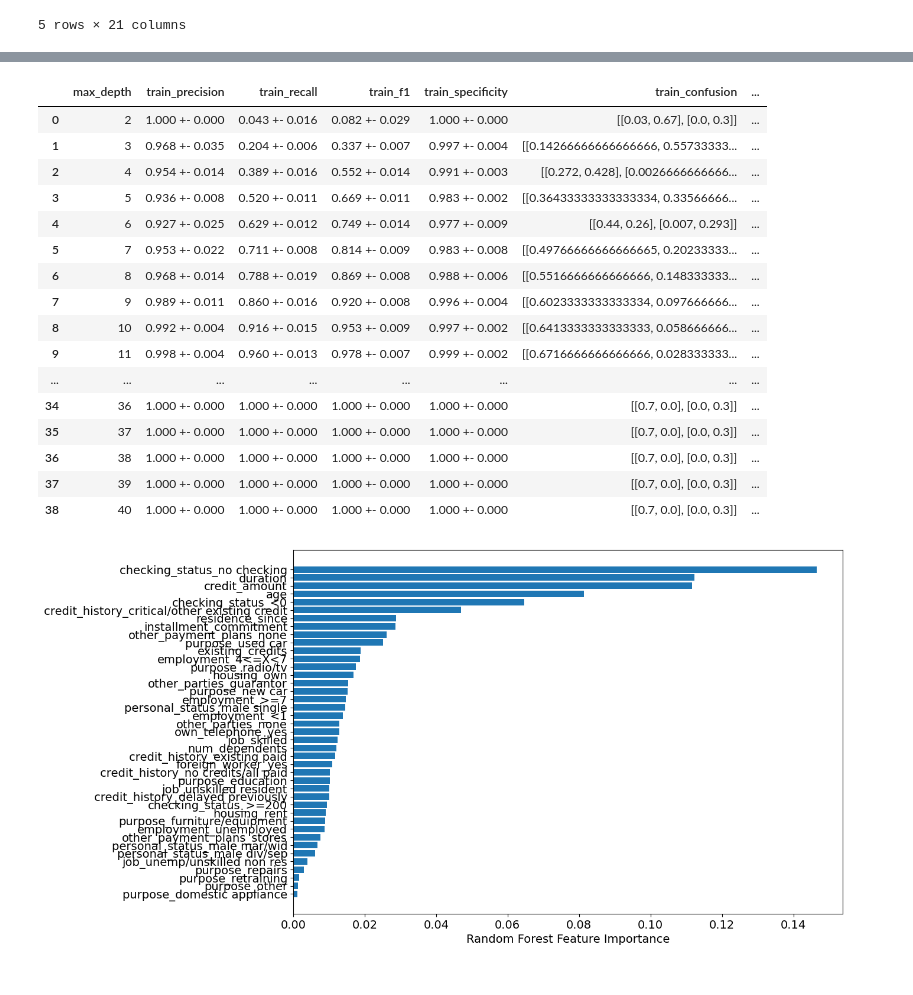
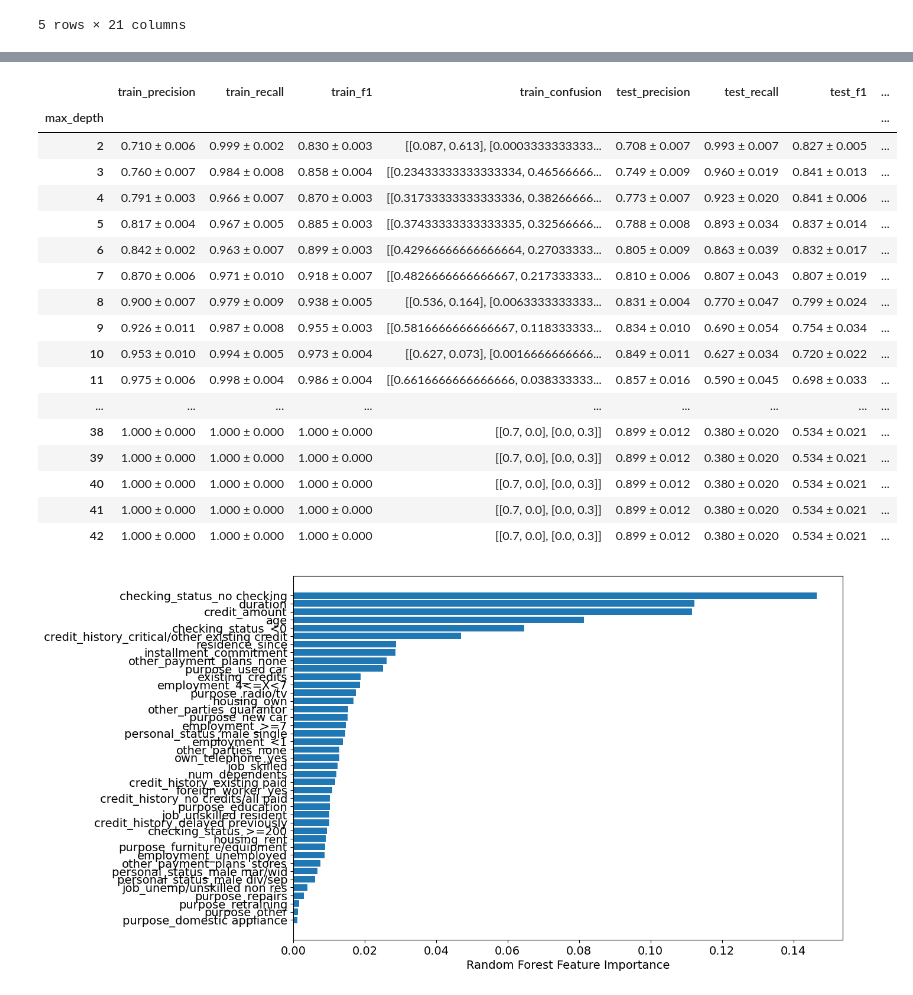
Before and after one commit to MaxPersoon/XAI-Project, a Jupyter notebook: XAI_group_project_DT.ipynb, the cells around one changed output, grey strips where cells are left out. Saved outputs shown, nothing was run; the diff lists cells and outputs as text; code cells hidden in the pictures.

```diff
--- a/XAI_group_project_DT.ipynb
+++ b/XAI_group_project_DT.ipynb
@@ -77,0 +27,4 @@ y = df['class']
+# %%
+X = df.drop(columns=["class"])
+y = df["class"] == "bad"
+y.name = "credit_risk"
@@ -114,31 +122,28 @@ sample_weights = y.apply(lambda x: 5 if x == "bad" else 1)
 # %%
+import numpy as np
 from sklearn.metrics import precision_score, recall_score, f1_score, confusion_matrix
 
 
 def evaluate_classifier(y_true, y_pred, weights, metrics):
     # Confusion matrix (without sample weights!)
     metrics["confusion"].append(
-        confusion_matrix(y_true, y_pred, labels=["good", "bad"])
+        confusion_matrix(y_true, y_pred)
     )
 
     # Precision score
     metrics["precision"].append(
-        precision_score(y_true, y_pred, pos_label="good", sample_weight=weights)
+        precision_score(y_true, y_pred, sample_weight=weights)
     )
 
     # Recall score
     metrics["recall"].append(
-        recall_score(y_true, y_pred, pos_label="good", sample_weight=weights)
+        recall_score(y_true, y_pred, sample_weight=weights)
     )
 
     # F1-score
     metrics["f1"].append(
-        f1_score(y_true, y_pred, pos_label="good", sample_weight=weights)
+        f1_score(y_true, y_pred, sample_weight=weights)
     )
-
-    # Specificity score
-    tp, fn, fp, tn = confusion_matrix(y_true, y_pred, labels=["good", "bad"], sample_weight=weights).ravel() # Only works in this way for non-transposed cm and binary problems
-    metrics["specificity"].append(tn / (tn+fp))
 
 
 def aggregate_metrics(metrics):
@@ -147,7 +152,7 @@ def aggregate_metrics(metrics):
             mean_cm = np.mean(metrics["confusion"], axis=0)
             metrics["confusion"] = mean_cm / np.sum(mean_cm) # Normalization
         else:
-            metrics[metric] = f"{np.mean(metrics[metric]):.3f} +- {np.std(metrics[metric]):.3f}"
+            metrics[metric] = f"{np.mean(metrics[metric]):.3f} ± {np.std(metrics[metric]):.3f}"
 # %%
 from sklearn.model_selection import StratifiedKFold
 from sklearn.ensemble import RandomForestClassifier
@@ -155,59 +160,60 @@ from sklearn.ensemble import RandomForestClassifier
 evaluations = []
 random_state = 21
 
-for max_depth in range(2, X_prime.shape[1]):
-    metrics_train = {"confusion": [], "precision": [], "recall": [], "f1": [], "specificity": []}
-    metrics_test = {"confusion": [], "precision": [], "recall": [], "f1": [], "specificity": []}
+for max_depth in range(2, X_prime.shape[1] + 1):
+    metrics_train = {"confusion": [], "precision": [], "recall": [], "f1": []}
+    metrics_test = {"confusion": [], "precision": [], "recall": [], "f1": []}
 
     # Stratified k-fold cross-validation on a Random Forest classifier using the custom cost matrix
     skf = StratifiedKFold(n_splits=4, shuffle=True, random_state=random_state)
     for i, (train_index, test_index) in enumerate(skf.split(X, y)):
         # Define train and test set
         X_train = X_prime.iloc[train_index]
         y_train = y.iloc[train_index]
-        weights_train = sample_weights.iloc[train_index]
+        w_train = sample_weights.iloc[train_index]
 
         X_test = X_prime.iloc[test_index]
         y_test = y.iloc[test_index]
-        weights_test = sample_weights.iloc[test_index]
+        w_test = sample_weights.iloc[test_index]
 
         # Train classifier
-        clf = RandomForestClassifier(max_depth=max_depth, class_weight={"good": 1, "bad": 5}, random_state=random_state).fit(X_train, y_train)
+        clf = RandomForestClassifier(max_depth=max_depth, random_state=random_state).fit(X_train, y_train, sample_weight=w_train)
 
         # Evaluate classifier
-        evaluate_classifier(y_train, clf.predict(X_train), weights_train, metrics_train)
-        evaluate_classifier(y_test, clf.predict(X_test), weights_test, metrics_test)
+        evaluate_classifier(y_train, clf.predict(X_train), w_train, metrics_train)
+        evaluate_classifier(y_test, clf.predict(X_test), w_test, metrics_test)
 
     # Aggregate metrics
     aggregate_metrics(metrics_train)
     aggregate_metrics(metrics_test)
 
     # Store metrics
     evaluations.append([
         max_depth,
-        metrics_train["precision"], metrics_train["recall"], metrics_train["f1"], metrics_train["specificity"], metrics_train["confusion"],
-        metrics_test["precision"], metrics_test["recall"], metrics_test["f1"], metrics_test["specificity"], metrics_test["confusion"]
+        metrics_train["precision"], metrics_train["recall"], metrics_train["f1"], metrics_train["confusion"],
+        metrics_test["precision"], metrics_test["recall"], metrics_test["f1"], metrics_test["confusion"]
     ])
 
 evaluations = pd.DataFrame(evaluations, columns=["max_depth",
-                                                 "train_precision", "train_recall", "train_f1", "train_specificity", "train_confusion",
-                                                 "test_precision", "test_recall", "test_f1", "test_specificity", "test_confusion"])
+                                                 "train_precision", "train_recall", "train_f1", "train_confusion",
+                                                 "test_precision", "test_recall", "test_f1", "test_confusion"]).set_index("max_depth")
 evaluations
 # %% [output]
-|  | max_depth | train_precision | train_recall | train_f1 | train_specificity | train_confusion | ... |
-| 0 | 2 | 1.000 +- 0.000 | 0.043 +- 0.016 | 0.082 +- 0.029 | 1.000 +- 0.000 | [[0.03, 0.67], [0.0, 0.3]] | ... |
-| 1 | 3 | 0.968 +- 0.035 | 0.204 +- 0.006 | 0.337 +- 0.007 | 0.997 +- 0.004 | [[0.14266666666666666, 0.55733333... | ... |
-| 2 | 4 | 0.954 +- 0.014 | 0.389 +- 0.016 | 0.552 +- 0.014 | 0.991 +- 0.003 | [[0.272, 0.428], [0.0026666666666... | ... |
-| 3 | 5 | 0.936 +- 0.008 | 0.520 +- 0.011 | 0.669 +- 0.011 | 0.983 +- 0.002 | [[0.36433333333333334, 0.33566666... | ... |
-| 4 | 6 | 0.927 +- 0.025 | 0.629 +- 0.012 | 0.749 +- 0.014 | 0.977 +- 0.009 | [[0.44, 0.26], [0.007, 0.293]] | ... |
-| 5 | 7 | 0.953 +- 0.022 | 0.711 +- 0.008 | 0.814 +- 0.009 | 0.983 +- 0.008 | [[0.49766666666666665, 0.20233333... | ... |
-| 6 | 8 | 0.968 +- 0.014 | 0.788 +- 0.019 | 0.869 +- 0.008 | 0.988 +- 0.006 | [[0.5516666666666666, 0.148333333... | ... |
-| 7 | 9 | 0.989 +- 0.011 | 0.860 +- 0.016 | 0.920 +- 0.008 | 0.996 +- 0.004 | [[0.6023333333333334, 0.097666666... | ... |
-| 8 | 10 | 0.992 +- 0.004 | 0.916 +- 0.015 | 0.953 +- 0.009 | 0.997 +- 0.002 | [[0.6413333333333333, 0.058666666... | ... |
-| 9 | 11 | 0.998 +- 0.004 | 0.960 +- 0.013 | 0.978 +- 0.007 | 0.999 +- 0.002 | [[0.6716666666666666, 0.028333333... | ... |
-| ... | ... | ... | ... | ... | ... | ... | ... |
-| 34 | 36 | 1.000 +- 0.000 | 1.000 +- 0.000 | 1.000 +- 0.000 | 1.000 +- 0.000 | [[0.7, 0.0], [0.0, 0.3]] | ... |
-| 35 | 37 | 1.000 +- 0.000 | 1.000 +- 0.000 | 1.000 +- 0.000 | 1.000 +- 0.000 | [[0.7, 0.0], [0.0, 0.3]] | ... |
-| 36 | 38 | 1.000 +- 0.000 | 1.000 +- 0.000 | 1.000 +- 0.000 | 1.000 +- 0.000 | [[0.7, 0.0], [0.0, 0.3]] | ... |
-| 37 | 39 | 1.000 +- 0.000 | 1.000 +- 0.000 | 1.000 +- 0.000 | 1.000 +- 0.000 | [[0.7, 0.0], [0.0, 0.3]] | ... |
-| 38 | 40 | 1.000 +- 0.000 | 1.000 +- 0.000 | 1.000 +- 0.000 | 1.000 +- 0.000 | [[0.7, 0.0], [0.0, 0.3]] | ... |
+|  | train_precision | train_recall | train_f1 | train_confusion | test_precision | test_recall | test_f1 | ... |
+| max_depth |  |  |  |  |  |  |  | ... |
+| 2 | 0.710 ± 0.006 | 0.999 ± 0.002 | 0.830 ± 0.003 | [[0.087, 0.613], [0.0003333333333... | 0.708 ± 0.007 | 0.993 ± 0.007 | 0.827 ± 0.005 | ... |
+| 3 | 0.760 ± 0.007 | 0.984 ± 0.008 | 0.858 ± 0.004 | [[0.23433333333333334, 0.46566666... | 0.749 ± 0.009 | 0.960 ± 0.019 | 0.841 ± 0.013 | ... |
+| 4 | 0.791 ± 0.003 | 0.966 ± 0.007 | 0.870 ± 0.003 | [[0.31733333333333336, 0.38266666... | 0.773 ± 0.007 | 0.923 ± 0.020 | 0.841 ± 0.006 | ... |
+| 5 | 0.817 ± 0.004 | 0.967 ± 0.005 | 0.885 ± 0.003 | [[0.37433333333333335, 0.32566666... | 0.788 ± 0.008 | 0.893 ± 0.034 | 0.837 ± 0.014 | ... |
+| 6 | 0.842 ± 0.002 | 0.963 ± 0.007 | 0.899 ± 0.003 | [[0.42966666666666664, 0.27033333... | 0.805 ± 0.009 | 0.863 ± 0.039 | 0.832 ± 0.017 | ... |
+| 7 | 0.870 ± 0.006 | 0.971 ± 0.010 | 0.918 ± 0.007 | [[0.4826666666666667, 0.217333333... | 0.810 ± 0.006 | 0.807 ± 0.043 | 0.807 ± 0.019 | ... |
+| 8 | 0.900 ± 0.007 | 0.979 ± 0.009 | 0.938 ± 0.005 | [[0.536, 0.164], [0.0063333333333... | 0.831 ± 0.004 | 0.770 ± 0.047 | 0.799 ± 0.024 | ... |
+| 9 | 0.926 ± 0.011 | 0.987 ± 0.008 | 0.955 ± 0.003 | [[0.5816666666666667, 0.118333333... | 0.834 ± 0.010 | 0.690 ± 0.054 | 0.754 ± 0.034 | ... |
+| 10 | 0.953 ± 0.010 | 0.994 ± 0.005 | 0.973 ± 0.004 | [[0.627, 0.073], [0.0016666666666... | 0.849 ± 0.011 | 0.627 ± 0.034 | 0.720 ± 0.022 | ... |
+| 11 | 0.975 ± 0.006 | 0.998 ± 0.004 | 0.986 ± 0.004 | [[0.6616666666666666, 0.038333333... | 0.857 ± 0.016 | 0.590 ± 0.045 | 0.698 ± 0.033 | ... |
+| ... | ... | ... | ... | ... | ... | ... | ... | ... |
+| 38 | 1.000 ± 0.000 | 1.000 ± 0.000 | 1.000 ± 0.000 | [[0.7, 0.0], [0.0, 0.3]] | 0.899 ± 0.012 | 0.380 ± 0.020 | 0.534 ± 0.021 | ... |
+| 39 | 1.000 ± 0.000 | 1.000 ± 0.000 | 1.000 ± 0.000 | [[0.7, 0.0], [0.0, 0.3]] | 0.899 ± 0.012 | 0.380 ± 0.020 | 0.534 ± 0.021 | ... |
+| 40 | 1.000 ± 0.000 | 1.000 ± 0.000 | 1.000 ± 0.000 | [[0.7, 0.0], [0.0, 0.3]] | 0.899 ± 0.012 | 0.380 ± 0.020 | 0.534 ± 0.021 | ... |
+| 41 | 1.000 ± 0.000 | 1.000 ± 0.000 | 1.000 ± 0.000 | [[0.7, 0.0], [0.0, 0.3]] | 0.899 ± 0.012 | 0.380 ± 0.020 | 0.534 ± 0.021 | ... |
+| 42 | 1.000 ± 0.000 | 1.000 ± 0.000 | 1.000 ± 0.000 | [[0.7, 0.0], [0.0, 0.3]] | 0.899 ± 0.012 | 0.380 ± 0.020 | 0.534 ± 0.021 | ... |
```
Also changed, not shown: parts of 11 cells of this notebook, 3 other files.
